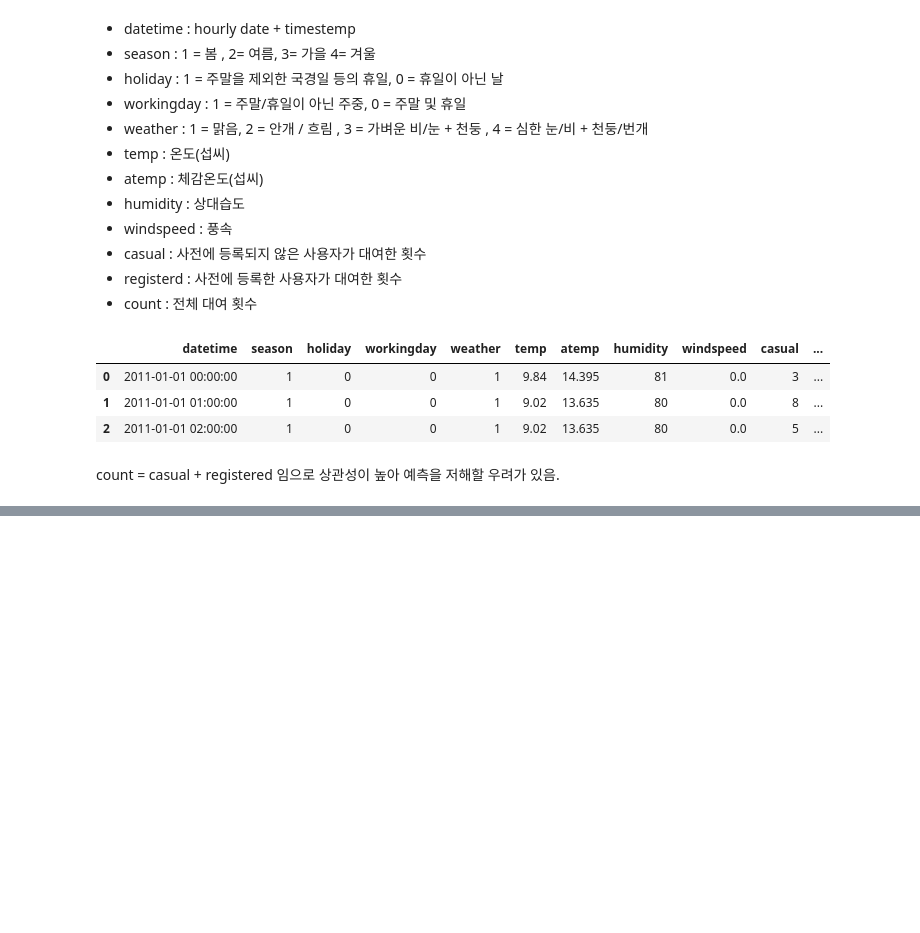
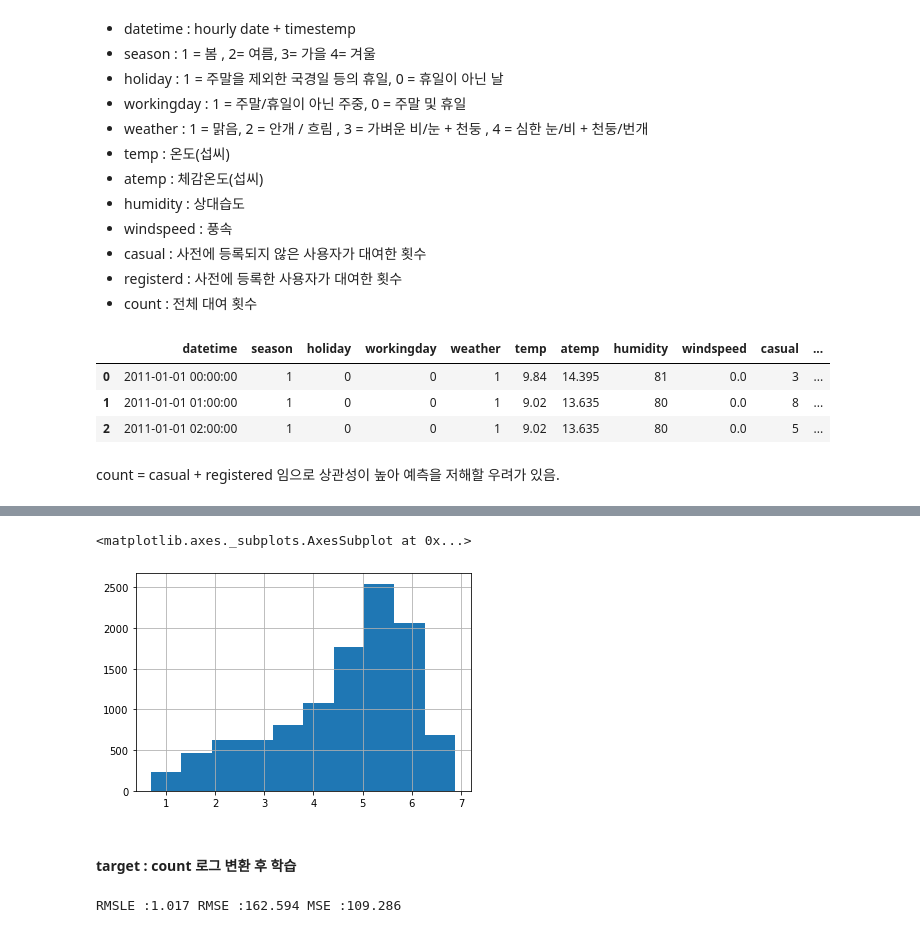
Before and after one commit to imji0319/new_python, a Jupyter notebook: DS_Series/DS_ML_guide/bikeDemand.ipynb, the cells around one changed output, grey strips where cells are left out. Cells and saved outputs as stored; diff of their text form; code cells hidden in the pictures; blank space fills up the shorter version.

```diff
--- a/DS_Series/DS_ML_guide/bikeDemand.ipynb
+++ b/DS_Series/DS_ML_guide/bikeDemand.ipynb
@@ -101,0 +123,21 @@ def evaluate_regr(y, pred) :
+# %%
+y_log_transform = np.log1p(y_target)
+y_log_transform.hist()
+# %% [output]
+<matplotlib.axes._subplots.AxesSubplot at 0x...>
+[figure, added]
+# %% [markdown]
+#### target : count 로그 변환 후 학습
+# %%
+X_train, X_test, y_train, y_test = train_test_split(x_features, y_log_transform, test_size = 0.3, random_state = 0)
+
+lr_reg = LinearRegression()
+lr_reg.fit(X_train, y_train)
+pred = lr_reg.predict(X_test)
+
+y_test_exp = np.expm1(y_test) # 원래 스케일로 변환
+pred_exp = np.expm1(pred)
+
+evaluate_regr(y_test_exp, pred_exp)
+# %% [output]
+RMSLE :1.017 RMSE :162.594 MSE :109.286
```
Also changed, not shown: parts of 15 cells of this notebook.
